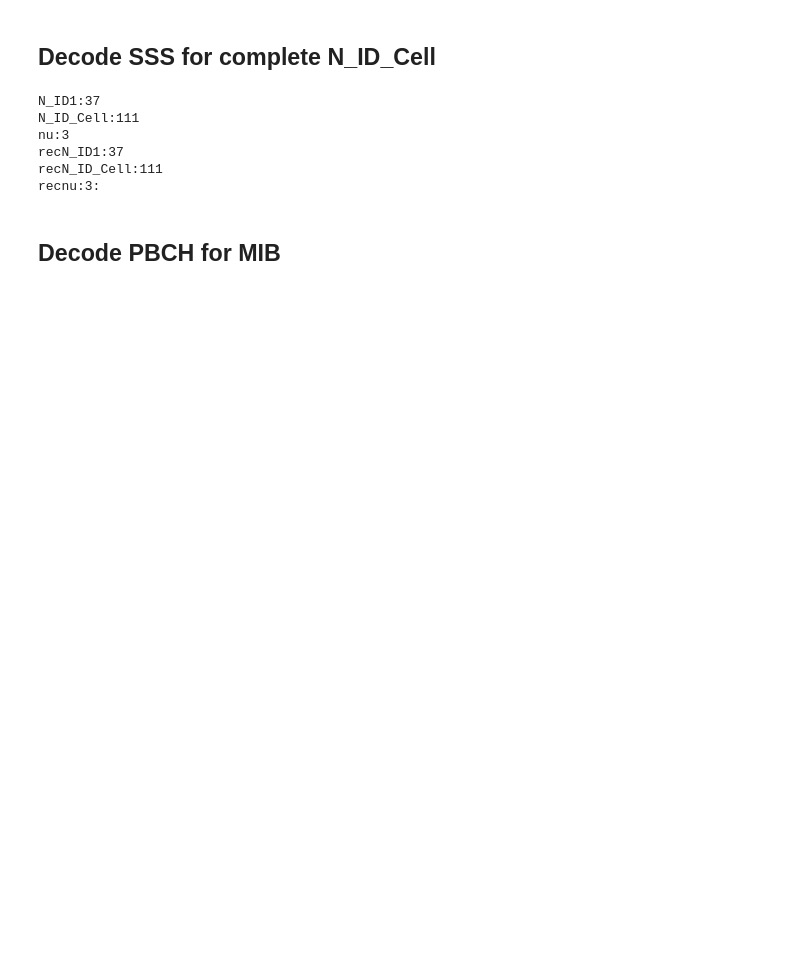
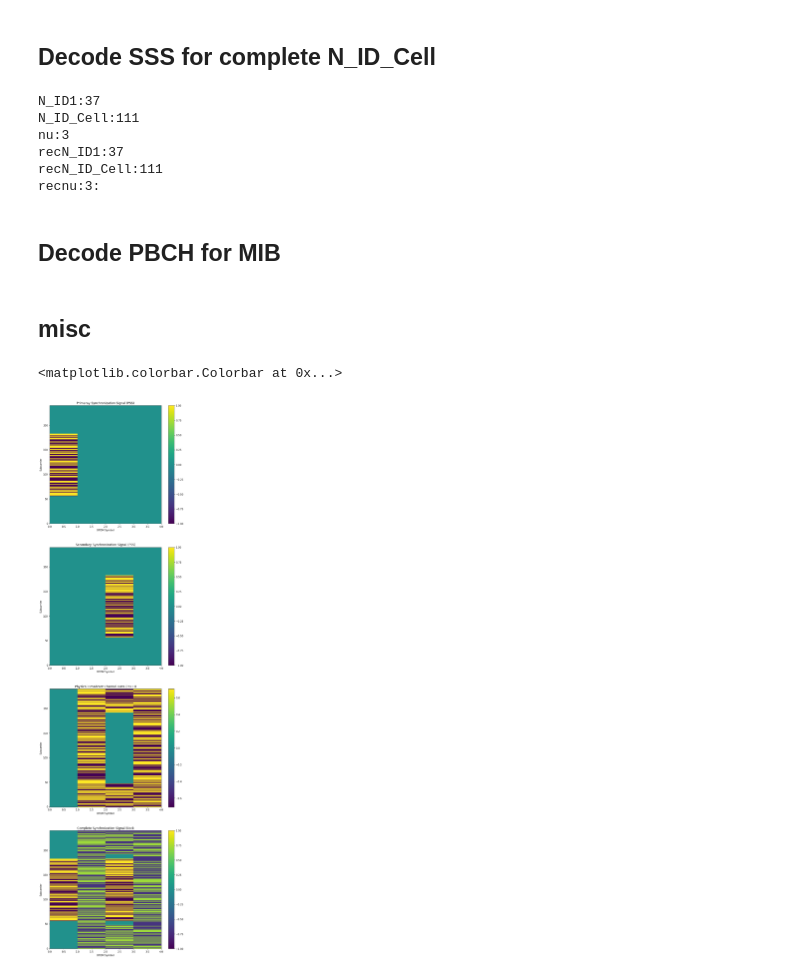
Before and after one commit to markdisterhof/5g_phy_bachelor_thesis, a Jupyter notebook: Simulation/5G_Channel_Sim.ipynb, the cells around one changed output. Saved outputs shown, nothing was run; the diff lists cells and outputs as text; code cells hidden in the pictures; blank space fills up the shorter version.

```diff
--- a/Simulation/5G_Channel_Sim.ipynb
+++ b/Simulation/5G_Channel_Sim.ipynb
@@ -185,3 +187,64 @@ recN_ID_Cell:111
 recnu:3:
 # %% [markdown]
 ## Decode PBCH for MIB
+# %% [markdown]
+## misc
+# %%
+rgrid = nr_ssb.get_sync_resource_grid(20, N_ID1, N_ID2, 0, 0, 1e9, False, False,)[:240,2:6]
+
+fig, [ax1, ax2,ax3, ax4] = plt.subplots(figsize=(10,40), ncols = 1, nrows=4)
+
+ssb_dim = {
+        'l' : 4,
+        'k' : 240,
+        'nu' : N_ID_Cell % 4
+    }
+
+pss = nr_ss.pss(N_ID2)
+rgrid_pss = nr_ssb.map_pss(pss, ssb_dim)
+
+sss =  nr_ss.sss(
+        N_ID1 = N_ID1,
+        N_ID2 = N_ID2)
+
+rgrid_sss = nr_ssb.map_sss(sss, ssb_dim)
+
+pbch= nr_ss.pbch(
+        np.random.randint(2, size=864),
+        len(nr_ssb.get_ssb_candidate_idx(0, 1e9, False, False)),
+        N_ID_Cell,
+        0)
+
+dmrs = nr_ss.dmrs(0, N_ID_Cell, len(nr_ssb.get_ssb_candidate_idx(0, 1e9, False, False)), 0)
+
+rgrid_pbch = nr_ssb.map_pbch(pbch, dmrs,ssb_dim)
+
+
+ax1.pcolormesh(np.array(range(len(rgrid_pss[0]))) + 0.5, range(len(rgrid_pss)), np.real(rgrid_pss), shading='auto')
+ax1.set_title('Primaray Synchronization Signal (PSS)')
+ax1.set_xlabel('OFDM Symbol')
+ax1.set_ylabel('Subcarrier')
+plt.colorbar(ax1.pcolor(np.real(rgrid_pss)), ax=ax1)
+
+
+ax2.pcolormesh(np.array(range(len(rgrid_sss[0]))) + 0.5, range(len(rgrid_sss)), np.real(rgrid_sss), shading='auto')
+ax2.set_title('Secondary Synchronization Signal (PSS)')
+ax2.set_xlabel('OFDM Symbol')
+ax2.set_ylabel('Subcarrier')
+plt.colorbar(ax2.pcolor(np.real(rgrid_sss)), ax=ax2)
+
+ax3.pcolormesh(np.array(range(len(rgrid_pbch[0]))) + 0.5, range(len(rgrid_pbch)), np.real(rgrid_pbch), shading='auto')
+ax3.set_title('Physical Broadcast Channel Data (PBCH)')
+ax3.set_xlabel('OFDM Symbol')
+ax3.set_ylabel('Subcarrier')
+plt.colorbar(ax3.pcolor(np.real(rgrid_pbch)), ax=ax3)
+
+
+ax4.pcolormesh(np.array(range(len(rgrid[0]))) + 0.5, range(len(rgrid)), np.real(rgrid), shading='auto')
+ax4.set_title('Complete Synchroization Signal Block')
+ax4.set_xlabel('OFDM Symbol')
+ax4.set_ylabel('Subcarrier')
+plt.colorbar(ax4.pcolor(np.real(rgrid)), ax=ax4)
+# %% [output]
+<matplotlib.colorbar.Colorbar at 0x...>
+[figure, added]
```
Also changed, not shown: parts of 11 cells of this notebook, 8 other files.
